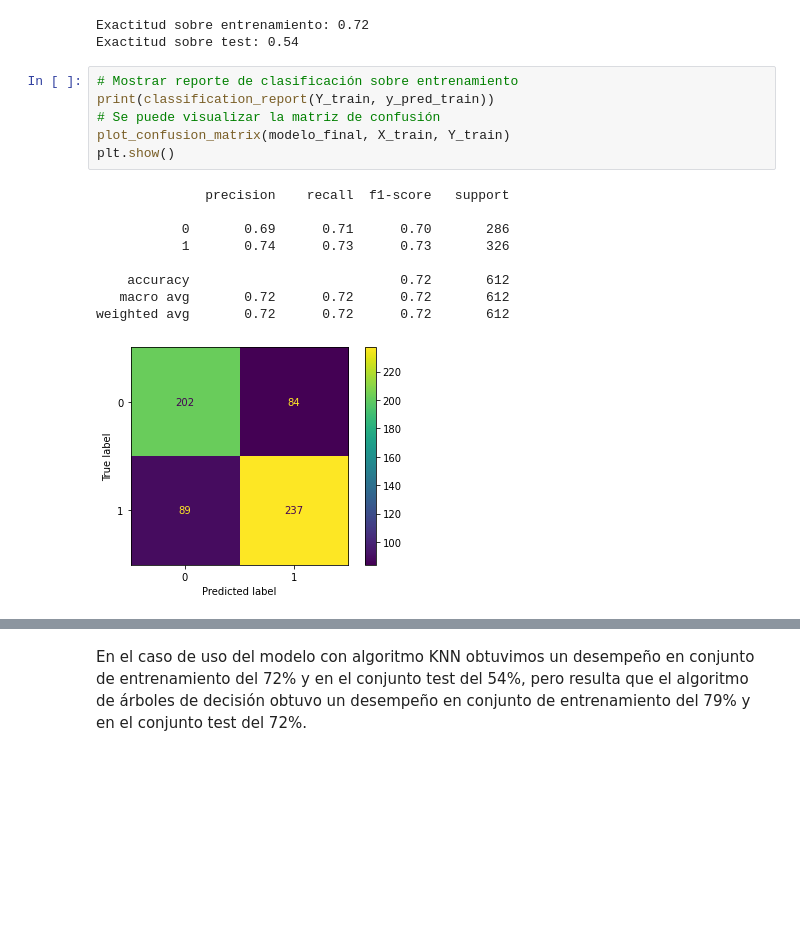
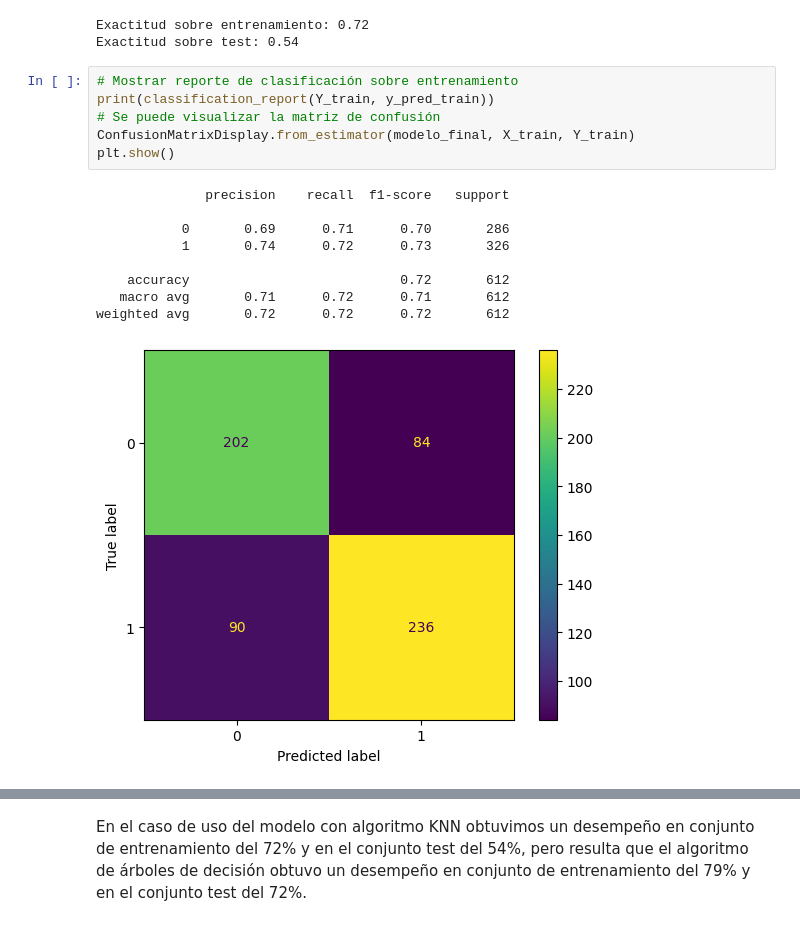
Before and after one commit to Cefigueredo/Employee-desertion-detector, a Jupyter notebook: Parcial1cefigueredo.ipynb, the cells around one changed output, grey strips where cells are left out. Cells and saved outputs as stored; diff of their text form; blank space fills up the shorter version.

```diff
--- a/Parcial1cefigueredo.ipynb
+++ b/Parcial1cefigueredo.ipynb
@@ -739,19 +739,19 @@ Exactitud sobre test: 0.54
 # %%
 # Mostrar reporte de clasificación sobre entrenamiento
 print(classification_report(Y_train, y_pred_train))
 # Se puede visualizar la matriz de confusión
-plot_confusion_matrix(modelo_final, X_train, Y_train)
+ConfusionMatrixDisplay.from_estimator(modelo_final, X_train, Y_train)
 plt.show()
 # %% [output]
               precision    recall  f1-score   support
 
            0       0.69      0.71      0.70       286
-           1       0.74      0.73      0.73       326
+           1       0.74      0.72      0.73       326
 
     accuracy                           0.72       612
-   macro avg       0.72      0.72      0.72       612
+   macro avg       0.71      0.72      0.71       612
 weighted avg       0.72      0.72      0.72       612
-[figure, old version]
+[figure, new version]
 # %%
 # Mostrar reporte de clasificación sobre test
 print(classification_report(Y_test, y_pred_test))
```
Also changed, not shown: parts of 4 cells of this notebook, 1 other file.
